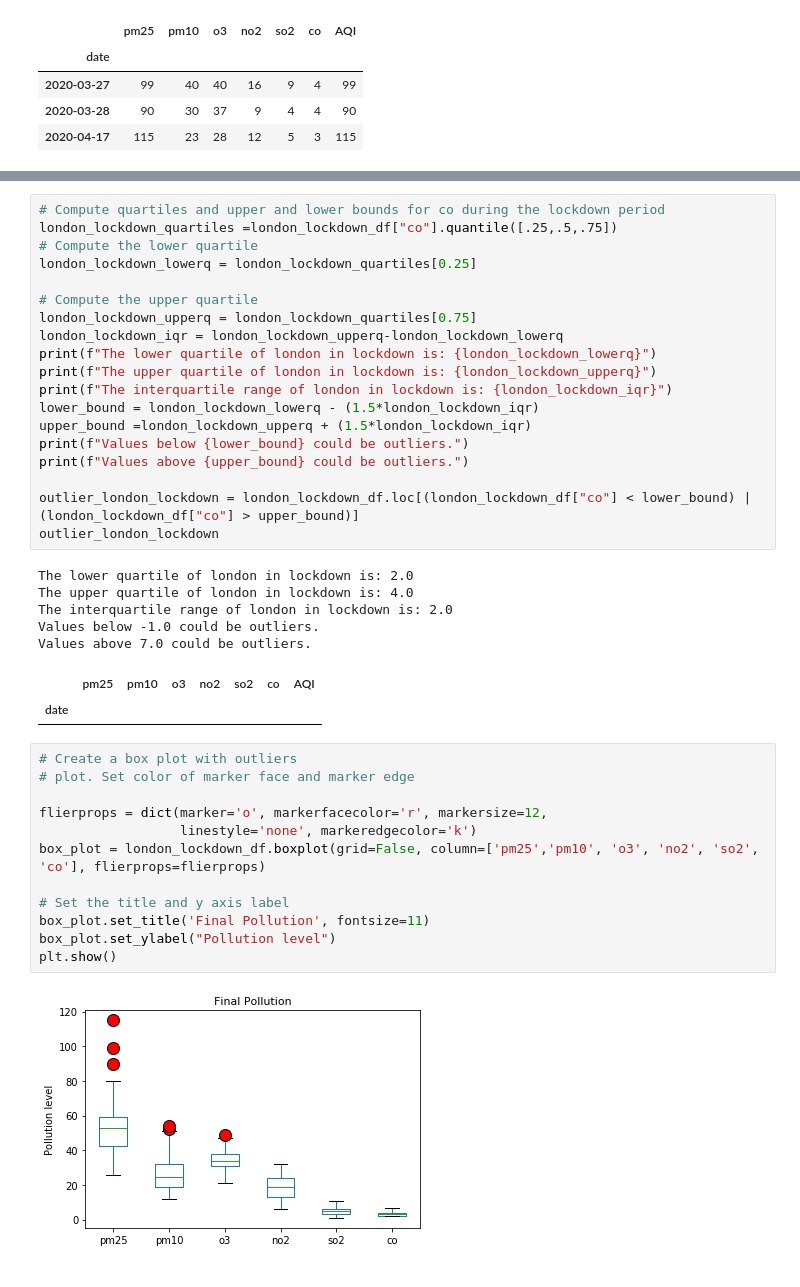
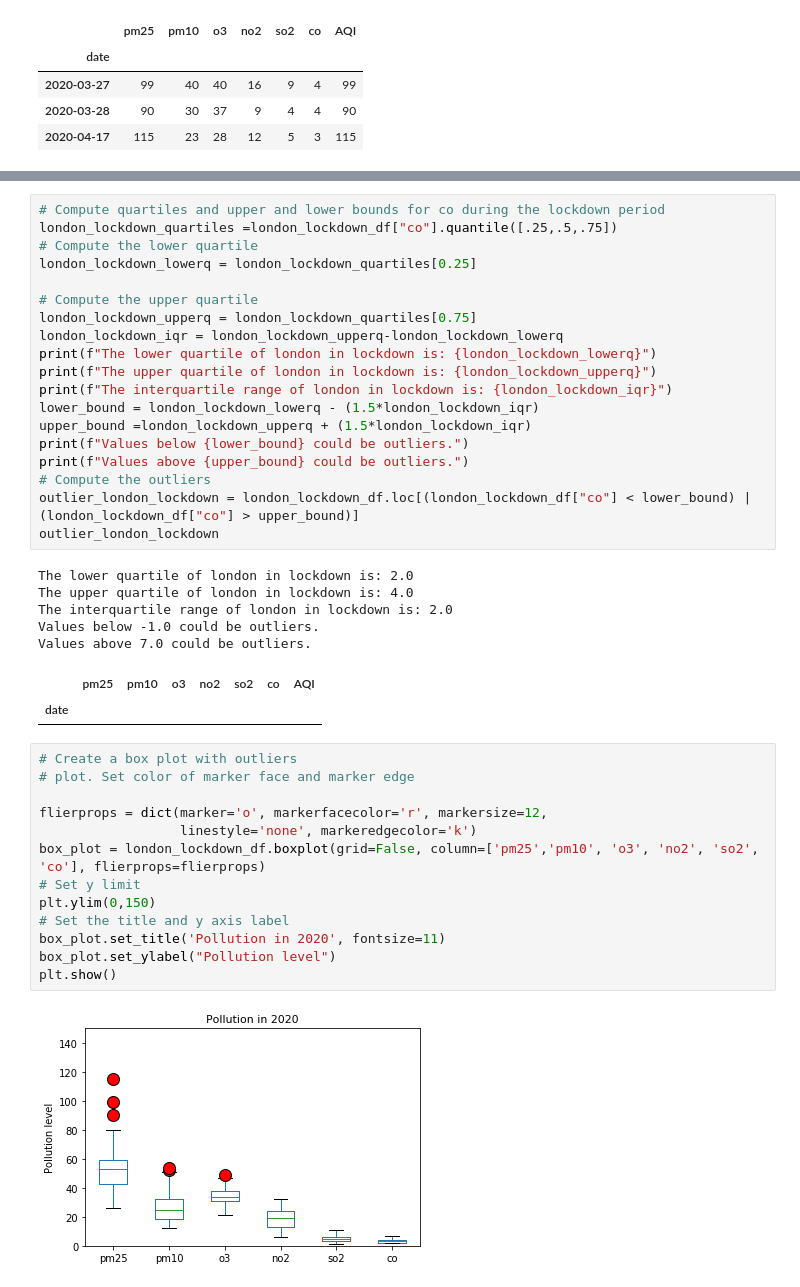
Before and after one commit to HaydenRubin/COVID-19-air-quality-2020, a Jupyter notebook: london_plot.ipynb, the cells around one changed output, grey strips where cells are left out. Cells and saved outputs as stored; diff of their text form.

```diff
--- a/london_plot.ipynb
+++ b/london_plot.ipynb
@@ -504,7 +456,7 @@ lower_bound = london_lockdown_lowerq - (1.5*london_lockdown_iqr)
 upper_bound =london_lockdown_upperq + (1.5*london_lockdown_iqr)
 print(f"Values below {lower_bound} could be outliers.")
 print(f"Values above {upper_bound} could be outliers.")
-
+# Compute the outliers
 outlier_london_lockdown = london_lockdown_df.loc[(london_lockdown_df["co"] < lower_bound) | (london_lockdown_df["co"] > upper_bound)]
 outlier_london_lockdown
 # %% [output]
@@ -518,17 +470,18 @@ Values above 7.0 could be outliers.
 # %%
 # Create a box plot with outliers
 # plot. Set color of marker face and marker edge
 
 flierprops = dict(marker='o', markerfacecolor='r', markersize=12,
                   linestyle='none', markeredgecolor='k')
 box_plot = london_lockdown_df.boxplot(grid=False, column=['pm25','pm10', 'o3', 'no2', 'so2', 'co'], flierprops=flierprops)
-
+# Set y limit
+plt.ylim(0,150)
 # Set the title and y axis label
-box_plot.set_title('Final Pollution', fontsize=11)
+box_plot.set_title('Pollution in 2020', fontsize=11)
 box_plot.set_ylabel("Pollution level")
 plt.show()
 # %% [output]
-[figure, old version]
+[figure, new version]
 # %%
 # Reset index
 london_lockdown_df = london_lockdown_df.reset_index("date")
```
Also changed, not shown: parts of 31 cells of this notebook.
